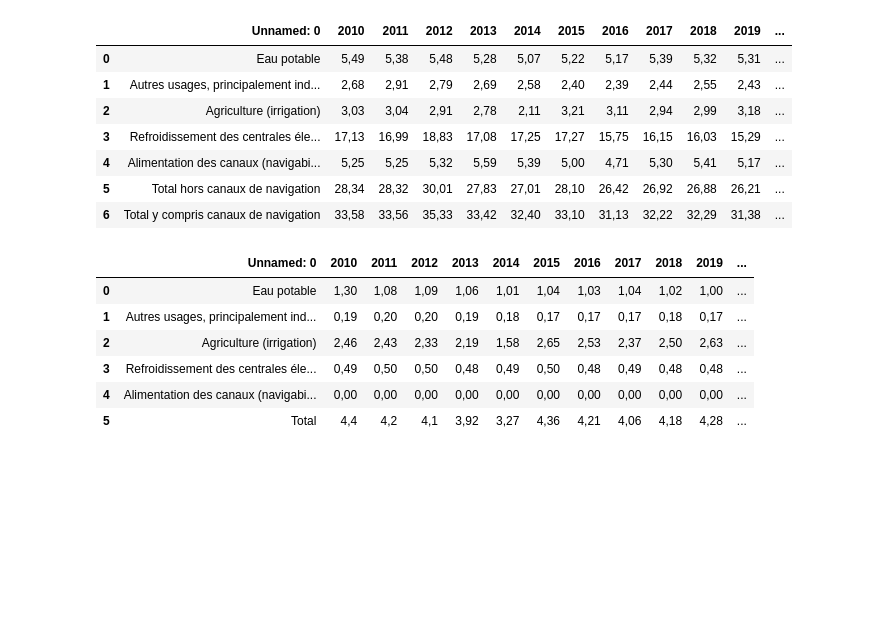
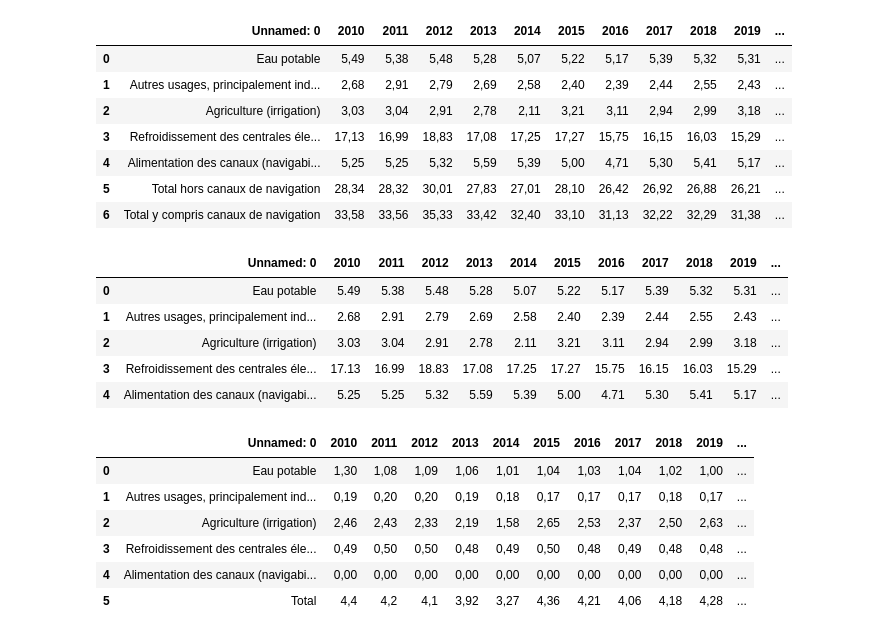
Before and after one commit to Claire540/Mid_project, a Jupyter notebook: notebooks/Project_Water_in_France.ipynb, the cells around one changed output. Saved outputs shown, nothing was run; the diff lists cells and outputs as text; code cells hidden in the pictures; blank space fills up the shorter version.

```diff
--- a/notebooks/Project_Water_in_France.ipynb
+++ b/notebooks/Project_Water_in_France.ipynb
@@ -39,6 +104,18 @@ data3
 | 4 | Alimentation des canaux (navigabi... | 5,25 | 5,25 | 5,32 | 5,59 | 5,39 | 5,00 | 4,71 | 5,30 | 5,41 | 5,17 | ... |
 | 5 | Total hors canaux de navigation | 28,34 | 28,32 | 30,01 | 27,83 | 27,01 | 28,10 | 26,42 | 26,92 | 26,88 | 26,21 | ... |
 | 6 | Total y compris canaux de navigation | 33,58 | 33,56 | 35,33 | 33,42 | 32,40 | 33,10 | 31,13 | 32,22 | 32,29 | 31,38 | ... |
+# %%
+columns_to_clean = ["2010","2011","2012","2013","2014","2015","2016","2017","2018","2019"]
+data3 = functions.replace_comma_by_dot(data3, columns_to_clean)
+# %%
+data3.head()
+# %% [output]
+|  | Unnamed: 0 | 2010 | 2011 | 2012 | 2013 | 2014 | 2015 | 2016 | 2017 | 2018 | 2019 | ... |
+| 0 | Eau potable | 5.49 | 5.38 | 5.48 | 5.28 | 5.07 | 5.22 | 5.17 | 5.39 | 5.32 | 5.31 | ... |
+| 1 | Autres usages, principalement ind... | 2.68 | 2.91 | 2.79 | 2.69 | 2.58 | 2.40 | 2.39 | 2.44 | 2.55 | 2.43 | ... |
+| 2 | Agriculture (irrigation) | 3.03 | 3.04 | 2.91 | 2.78 | 2.11 | 3.21 | 3.11 | 2.94 | 2.99 | 3.18 | ... |
+| 3 | Refroidissement des centrales éle... | 17.13 | 16.99 | 18.83 | 17.08 | 17.25 | 17.27 | 15.75 | 16.15 | 16.03 | 15.29 | ... |
+| 4 | Alimentation des canaux (navigabi... | 5.25 | 5.25 | 5.32 | 5.59 | 5.39 | 5.00 | 4.71 | 5.30 | 5.41 | 5.17 | ... |
 # %%
 data4=pd.read_csv('../data/raw/Water_conso_files/conso_série_nat_par_usage.csv', sep=";")
 data4
```
Also changed, not shown: parts of 33 cells of this notebook.
